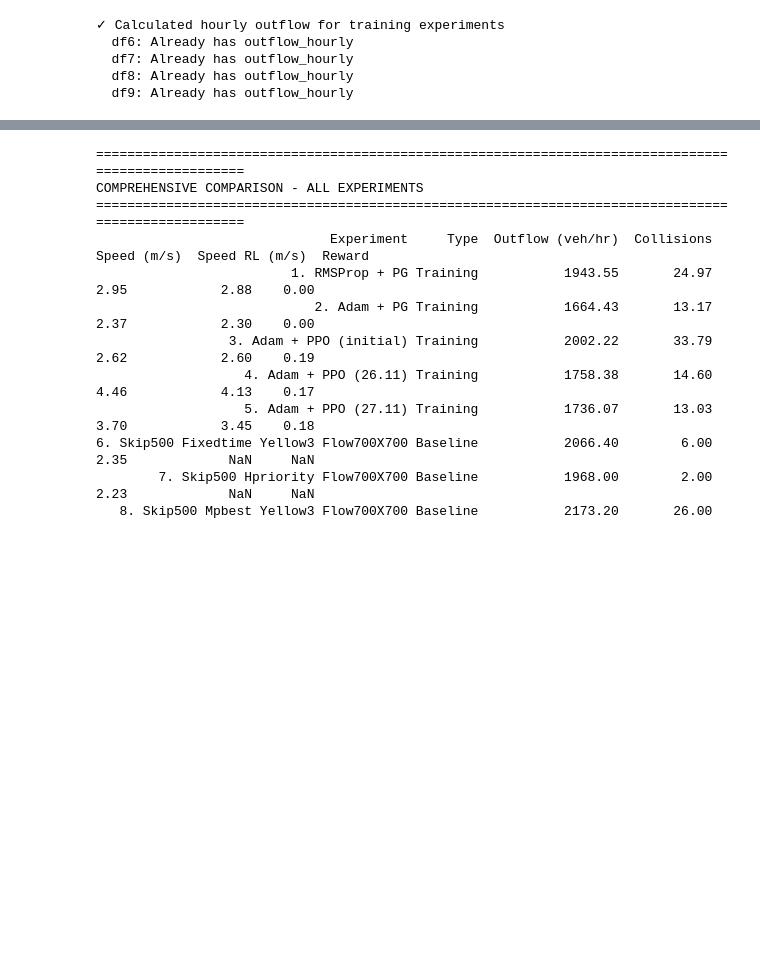
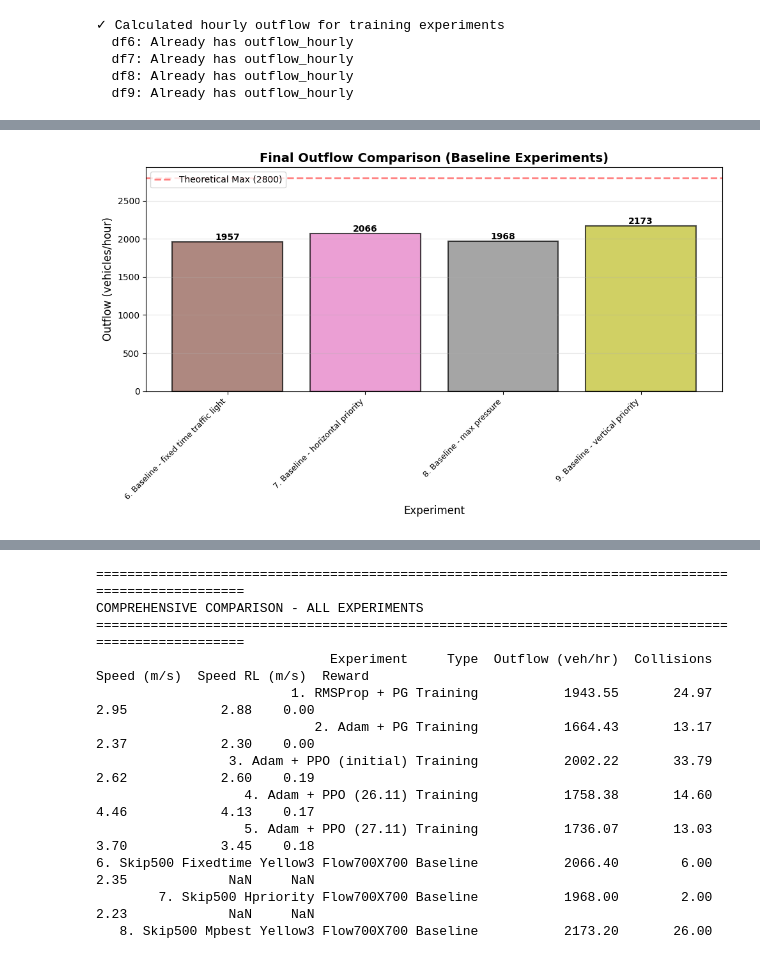
Before and after one commit to thickhoctin/mixed_autonomy_intersections, a Jupyter notebook: training_plot_compare_2911.ipynb, the cells around one changed output, grey strips where cells are left out. Cells and saved outputs as stored; diff of their text form; code cells hidden in the pictures; blank space fills up the shorter version.

```diff
--- a/training_plot_compare_2911.ipynb
+++ b/training_plot_compare_2911.ipynb
@@ -199 +297,92 @@ OUTFLOW STATISTICS (vehicles/hour)
 ================================================================================
+# %%
+# VSCode.Cell - Comparison Plot: Outflow (Hourly)
+
+fig, ax = plt.subplots(figsize=(10, 6))
+
+# --- Left plot: Training experiments (df1-df5) ---
+# ax1 = axes[0]
+
+# # Plot training curves
+# ax1.plot(df1['step'], df1['outflow_hourly'], label='RMSProp + PG', linewidth=2, alpha=0.8)
+# ax1.plot(df2['step'], df2['outflow_hourly'], label='Adam + PG', linewidth=2, alpha=0.8)
+# ax1.plot(df3['step'], df3['outflow_hourly'], label='Adam + PPO (1)', linewidth=2, alpha=0.8)
+# ax1.plot(df4['step'], df4['outflow_hourly'], label='Adam + PPO (2)', linewidth=2, alpha=0.8)
+# ax1.plot(df5['step'], df5['outflow_hourly'], label='Adam + PPO (3)', linewidth=2, alpha=0.8)
+
+# ax1.set_title('Outflow Comparison - Baseline', fontsize=14, fontweight='bold')
+# ax1.set_xlabel('Training Step', fontsize=12)
+# ax1.set_ylabel('Outflow (vehicles/hour)', fontsize=12)
+# ax1.legend(loc='best', fontsize=10)
+# ax1.grid(True, alpha=0.3)
+
+# --- Right plot: Final performance comparison (all 9) ---
+# ax2 = axes[1]
+ax2 = ax
+
+# Get final values from training experiments (last 10 steps average)
+final_values = []
+labels = []
+colors = []
+
+# Training experiments
+# for i, (df, name, color) in enumerate([
+#     (df1, 'RMSProp+PG', 'C0'),
+#     (df2, 'Adam+PG', 'C1'),
+#     (df3, 'PPO (1)', 'C2'),
+#     (df4, 'PPO (2)', 'C3'),
+#     (df5, 'PPO (3)', 'C4')
+# ], start=1):
+#     final_value = df['outflow_hourly'].iloc[-10:].mean()
+#     final_values.append(final_value)
+#     labels.append(f'{i}. {name}')
+#     colors.append(color)
+
+# Baseline experiments
+for i, (df, name, color) in enumerate([
+    (df6, 'Baseline - fixed time traffic light', 'C5'),
+    (df7, 'Baseline - horizontal priority', 'C6'),
+    (df8, 'Baseline - max pressure', 'C7'),
+    (df9, 'Baseline - vertical priority', 'C8')
+], start=6):
+    if df is not None and 'outflow_hourly' in df.columns:
+        final_value = df['outflow_hourly'].mean()
+        final_values.append(final_value)
+        labels.append(f'{i}. {name}')
+        colors.append(color)
+
+# Create bar plot
+x_pos = np.arange(len(labels))
+bars = ax2.bar(x_pos, final_values, color=colors, alpha=0.7, edgecolor='black', linewidth=1.5)
+
+# Add value labels on bars
+for i, (bar, val) in enumerate(zip(bars, final_values)):
+    height = bar.get_height()
+    ax2.text(bar.get_x() + bar.get_width()/2., height,
+            f'{val:.0f}',
+            ha='center', va='bottom', fontsize=10, fontweight='bold')
+
+ax2.set_title('Final Outflow Comparison (Baseline Experiments)', fontsize=14, fontweight='bold')
+ax2.set_xlabel('Experiment', fontsize=12)
+ax2.set_ylabel('Outflow (vehicles/hour)', fontsize=12)
+ax2.set_xticks(x_pos)
+ax2.set_xticklabels(labels, rotation=45, ha='right', fontsize=9)
+ax2.grid(True, alpha=0.3, axis='y')
+
+# Add horizontal line for theoretical maximum (if known)
+# Theoretical max = flow_rate_h + flow_rate_v = (700 + 700) * 2 = 2800 veh/hr
+ax2.axhline(y=2800, color='red', linestyle='--', linewidth=2, alpha=0.5, label='Theoretical Max (2800)')
+ax2.legend(loc='upper left', fontsize=10)
+
+plt.tight_layout()
+plt.show()
+
+# Print statistics
+print("\n" + "="*80)
+print("OUTFLOW STATISTICS (vehicles/hour)")
+print("="*80)
+for label, value in zip(labels, final_values):
+    print(f"{label:30s}: {value:7.1f} veh/hr")
+print("="*80)
+# %% [output]
+[figure, added]
```
Also changed, not shown: parts of 6 cells of this notebook, 8 other files.
